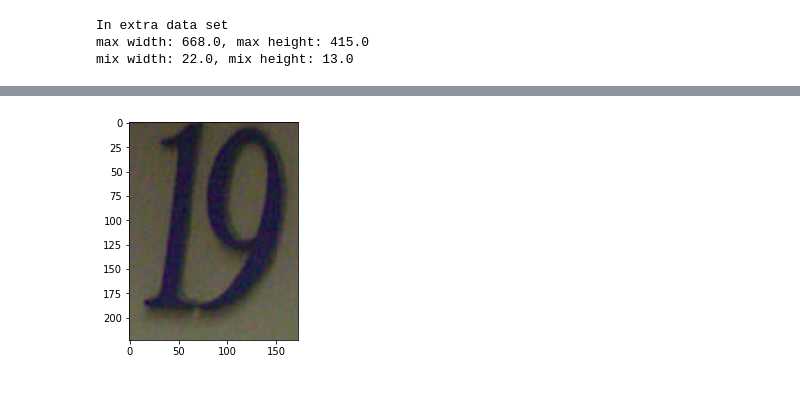
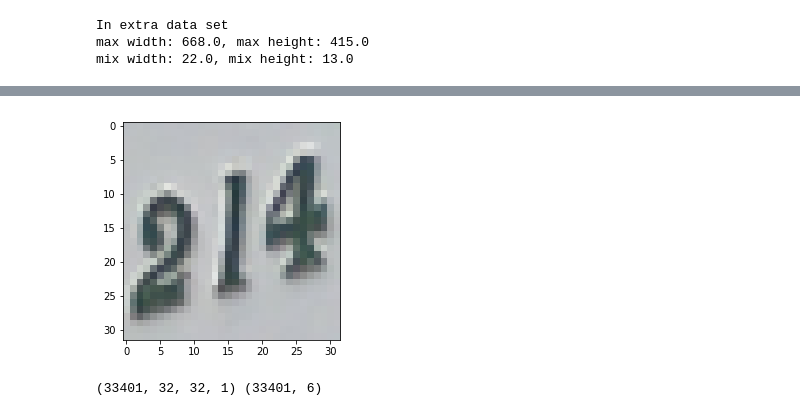
Before and after one commit to Factotum8/test_task_street_view_house_numbers, a Jupyter notebook: CNN_train.ipynb, the cells around one changed output, grey strips where cells are left out. Drawn from its saved outputs; the diff is of its cells as text; code cells hidden in the pictures.

Commit message:
First resalte

```diff
--- a/CNN_train.ipynb
+++ b/CNN_train.ipynb
@@ -128,10 +139,0 @@ extra_data = dsf.getAllDigitStructure_ByDigit()
-# %%
-# Visualisation image
-
-f, ax = plt.subplots(nrows=1, ncols=1)
-fullname = os.path.join(train_folders, train_data[0]['filename'])
-with Image.open(fullname) as im:
-    ax.axis('off')
-    str_ = f"size: {train_data[0]['filename']} width: {im.size[0]} height: {im.size[1]}"
-    ax.set_title(str_, loc='center')
-    ax.imshow(np.asanyarray(im))
@@ -210,7 +283,8 @@ def generate_dataset(data, folder):
             height = np.ndarray([count_digit_on_image], dtype='float32')
             width = np.ndarray([count_digit_on_image], dtype='float32')
 
-            for position in np.arange(count_digit_on_image):  # the position of the digits in a number
+            # the position of the digits in a number
+            for position in np.arange(count_digit_on_image):
                 if position < 5:
                     labels[current_image, position + 1] = boxes[position]['label']
                     # In metadata zero replaced to ten
@@ -225,44 +299,31 @@ def generate_dataset(data, folder):
                 height[position] = boxes[position]['height']
                 left[position] = boxes[position]['left']
                 width[position] = boxes[position]['width']
-#                 print(top[position])
-#                 print(height[position])
-#                 print(left[position])
-#                 print(width[position])
-#                 imshow(np.asanyarray(im)[int(top[position]): int(top[position] + height[position]),
-#                                          int(left[position]): int(left[position] + width[position]), :])
 
+            # Calculate slices for bboxes all number
+            im_top = np.amin(top - 0.1 * height)
+            # начало числа + константный отступ, что бы номер был более "в центер" изображения
+            im_height = np.amax(top + height + 0.1 * height)
+            im_left = np.amin(left - 0.1 * width)
+            im_width = np.amax(left + width + 0.1 * width)
 
-            # Calculate coordination for bboxes all number
-#             print(f"{top}")
-            im_top = np.floor(np.amin(top))
-            print(f"{im_top}")
+            # Normalize
+            im = im.crop((im_left, im_top, im_width, im_height)).resize([32,32], Image.ANTIALIAS)
+            im = np.dot(np.array(im, dtype='float32'), [[0.2989],[0.5870],[0.1140]])
+            mean = np.mean(im, dtype='float32')
+            std = np.std(im, dtype='float32', ddof=1)
+            if std < 1e-4: std = 1.
+            im = (im - mean) / std
+            dataset[current_image,:,:,:] = im[:,:,:]
 
-#             print(f"{np.argmax(top)}")
-#             print(f"{height[np.argmax(top)]}")
-#             print(f"{im_top}")
-            im_height = np.amax(top) + np.amax(height)
-            print(f"{im_height}")
+    return dataset, labels
 
-            print(f"{left}")
-            im_left = np.floor(np.amin(left))
-            print(f"{im_left}")
+train_dataset, train_labels = generate_dataset(train_data, train_folders)
+print(train_dataset.shape, train_labels.shape)
 
-#             print(f"{width}")
-#                     im_width = np.amax(left) + width[np.argmax(left)] - im_left
-            im_width = np.floor(np.amax(left) + width[np.argmax(left)] - im_left)
-#             print(f"{im_width}")
-#             imshow(np.asanyarray(im)[1: 200, : , :])
-            imshow(np.asanyarray(im)[int(im_top): int(im_top + im_height),
-                                     int(im_left): int(im_left + im_width), :])
-            # ax.imshow(np.asanyarray(im))
-            # ax[i].imshow(train_data_GCN[j,:,:])
+test_dataset, test_labels = generate_dataset(test_data, test_folders)
+print(test_dataset.shape, test_labels.shape)
 
-        print("end first image")
-        break
-
-
-generate_dataset(train_data, train_folders)
-# labels = np.ones([len(train_data),6], dtype=int)
-# labels
+extra_dataset, extra_labels = generate_dataset(extra_data, extra_folders)
+print(extra_dataset.shape, extra_labels.shape)
 # %% [output]
@@ -282 +334 @@ end first image
-[figure, old version]
+[figure, new version]
@@ -338,0 +338,4 @@ print(extra_dataset.shape, extra_labels.shape)
+# %%
+print(train_dataset.shape, train_labels.shape)
+# %% [output]
+(33401, 32, 32, 1) (33401, 6)
```
Also changed, not shown: parts of 12 cells of this notebook.
